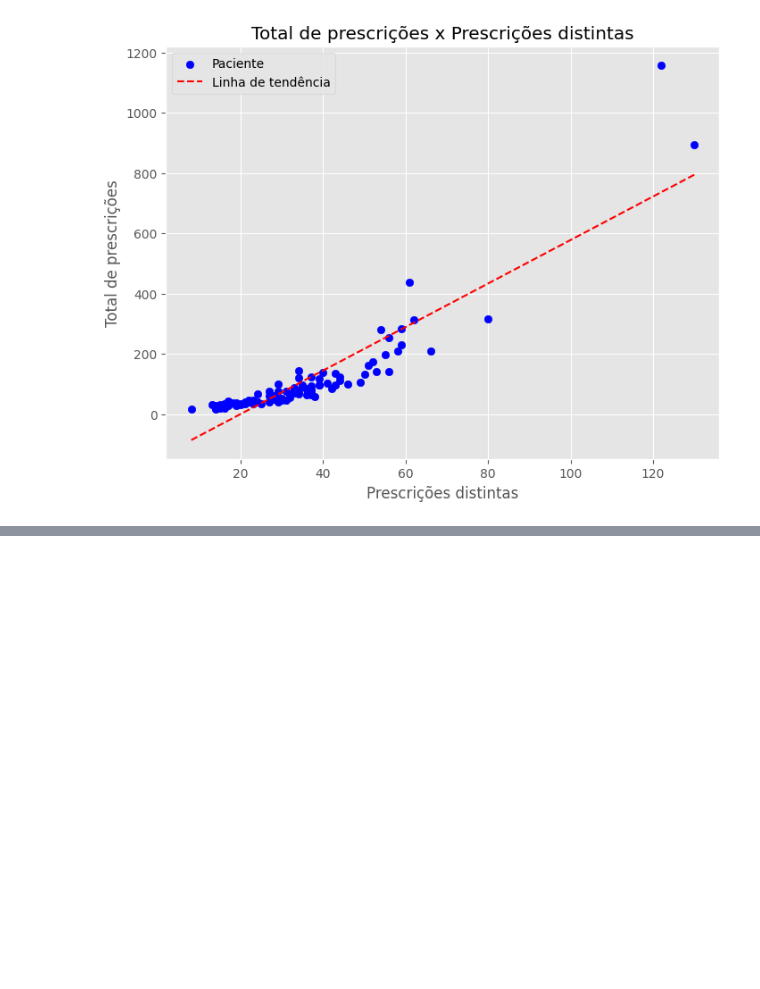
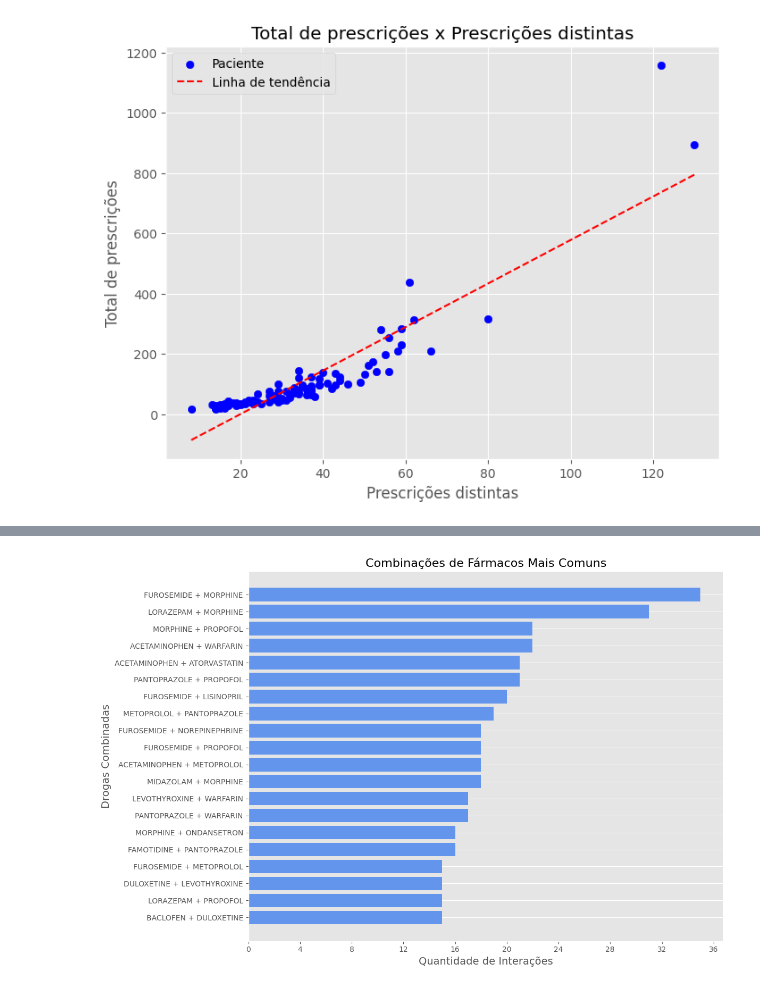
Before and after one commit to FerriVinicius/Projeto-E, a Jupyter notebook: G6_PROJETO_E.ipynb, the cells around one changed output, grey strips where cells are left out. Drawn from its saved outputs; the diff is of its cells as text; code cells hidden in the pictures; blank space fills up the shorter version.

```diff
--- a/G6_PROJETO_E.ipynb
+++ b/G6_PROJETO_E.ipynb
@@ -496,0 +563,44 @@ print(interaction_counts)
+# %%
+# ETAPA 1: CRIAR UMA NOVA COLUNA COM PARES DE DROGAS ORDENADOS PARA EVITAR REDUNDÂNCIAS
+df_interactions_found['sorted_drug_pair'] = df_interactions_found.apply(
+    lambda row: tuple(sorted([row['drug1'], row['drug2']])), axis=1
+)
+
+# ETAPA 2: CONTAR A OCORRÊNCIA DE CADA PAR ÚNICO DE DROGAS
+drug_interaction_counts = df_interactions_found['sorted_drug_pair'].value_counts().reset_index()
+drug_interaction_counts.columns = ['drug_pair', 'count']
+
+# ETAPA 3: ORDENAR AS INTERAÇÕES PELA CONTAGEM PARA ENCONTRAR AS MAIS COMUNS
+most_common_interactions = drug_interaction_counts.sort_values(by='count', ascending=False)
+
+# ETAPA 4: SELECIONAR AS 20 INTERAÇÕES MAIS COMUNS
+top_20 = most_common_interactions.head(20)
+
+# ETAPA 5: PLOTANDO AS 20 INTERAÇÕES MAIS COMUNS ENTRE DROGAS
+plt.figure(figsize=(12, 8))
+
+# CONVERTER OS PARES DE DROGAS (QUE SÃO TUPLAS) EM UMA STRING PARA MELHOR ROTULAÇÃO
+drug_labels = top_20['drug_pair'].apply(lambda x: ' + '.join(x))
+
+# PLOTAR O GRÁFICO DE BARRAS USANDO OS RÓTULOS FORMATADOS CORRETAMENTE
+plt.barh(drug_labels, top_20['count'], color='cornflowerblue')
+
+# ADICIONAR RÓTULOS E TÍTULO
+plt.xlabel('Quantidade de Interações', fontsize=14)
+plt.ylabel('Drogas Combinadas', fontsize=14)
+plt.title('Combinações de Fármacos Mais Comuns', fontsize=16)
+
+# CONFIGURAR OS RÓTULOS DO EIXO X PARA NÚMEROS INTEIROS
+plt.gca().xaxis.set_major_locator(plt.MaxNLocator(integer=True))
+
+# INVERTER O EIXO Y PARA MOSTRAR A INTERAÇÃO MAIS COMUM NO TOPO
+plt.gca().invert_yaxis()
+
+# EXIBIR UMA GRADE NO EIXO X PARA MELHOR VISIBILIDADE
+plt.grid(axis='x')
+
+# EXIBIR O GRÁFICO
+plt.tight_layout()  # AJUSTAR O LAYOUT PARA MELHOR ENCAIXE
+plt.show()
+# %% [output]
+[figure, added]
```
Also changed, not shown: parts of 7 cells of this notebook.
